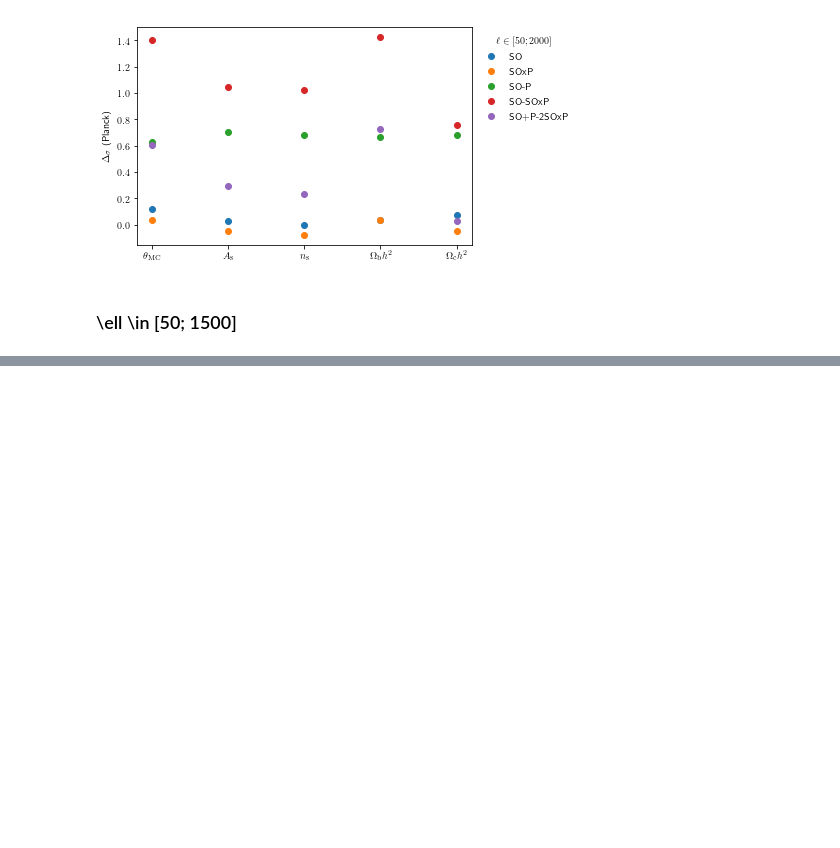
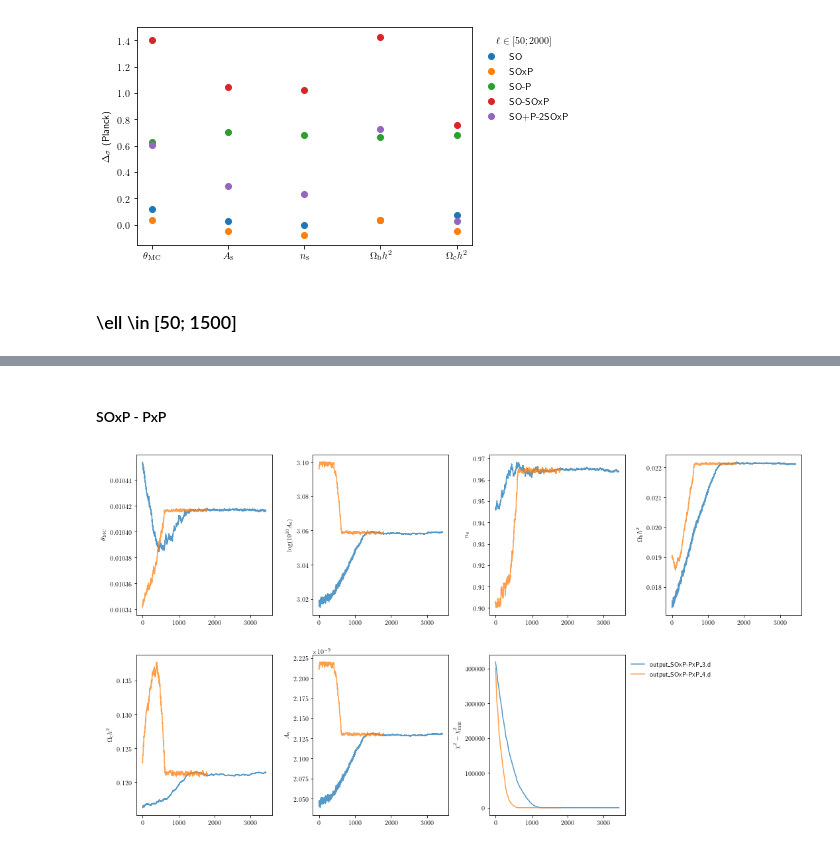
Before and after one commit to xgarrido/beyondCV, a Jupyter notebook: notebooks/beyondCV_analysis.ipynb, the cells around one changed output, grey strips where cells are left out. Cells and saved outputs as stored; diff of their text form; code cells hidden in the pictures; blank space fills up the shorter version.

```diff
--- a/notebooks/beyondCV_analysis.ipynb
+++ b/notebooks/beyondCV_analysis.ipynb
@@ -313,0 +288,6 @@ plt.legend(loc="upper left", title=r"$\ell\in[50; 1500]$", bbox_to_anchor=(1,1))
+# %% [markdown]
+#### SOxP - PxP
+# %%
+plot_chains(pattern="output_SOxP-PxP*/mcmc*.txt", burnin=0)
+# %% [output]
+[figure, added]
```
Also changed, not shown: parts of 44 cells of this notebook, 4 other files.
